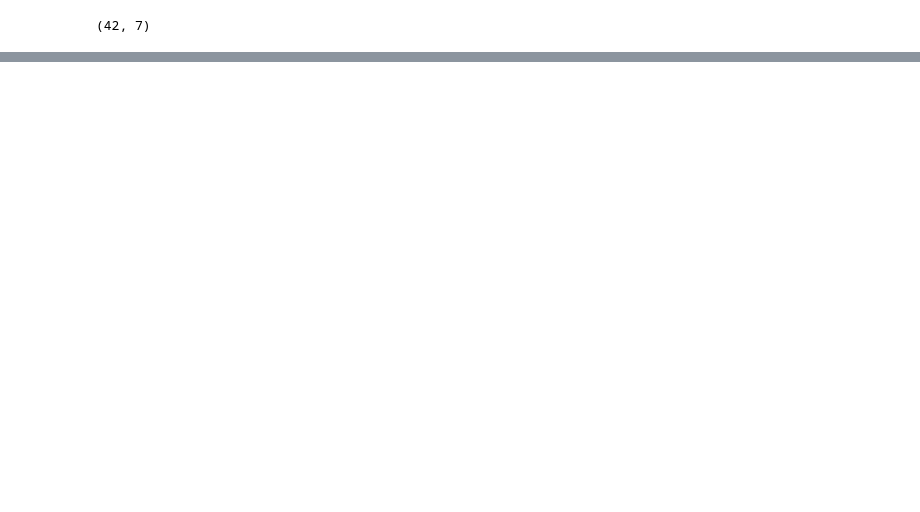
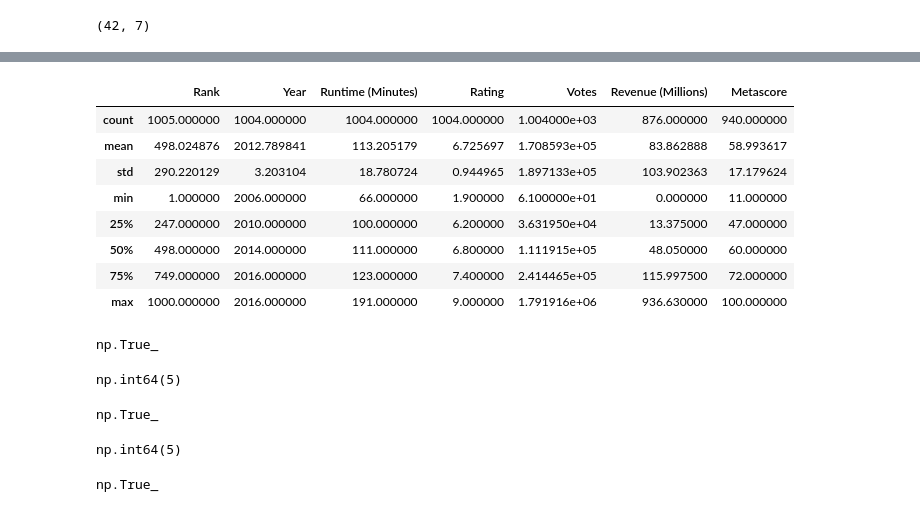
Before and after one commit to rajkonkret/PythonProjectSzkoleniePodstawyML, a Jupyter notebook: day3/pandas_zad1.ipynb, the cells around one changed output, grey strips where cells are left out. Saved outputs shown, nothing was run; the diff lists cells and outputs as text; code cells hidden in the pictures; blank space fills up the shorter version.

```diff
--- a/day3/pandas_zad1.ipynb
+++ b/day3/pandas_zad1.ipynb
@@ -259,0 +294,32 @@ df.shape
+# %%
+movies_df.describe()
+# %% [output]
+|  | Rank | Year | Runtime (Minutes) | Rating | Votes | Revenue (Millions) | Metascore |
+| count | 1005.000000 | 1004.000000 | 1004.000000 | 1004.000000 | 1.004000e+03 | 876.000000 | 940.000000 |
+| mean | 498.024876 | 2012.789841 | 113.205179 | 6.725697 | 1.708593e+05 | 83.862888 | 58.993617 |
+| std | 290.220129 | 3.203104 | 18.780724 | 0.944965 | 1.897133e+05 | 103.902363 | 17.179624 |
+| min | 1.000000 | 2006.000000 | 66.000000 | 1.900000 | 6.100000e+01 | 0.000000 | 11.000000 |
+| 25% | 247.000000 | 2010.000000 | 100.000000 | 6.200000 | 3.631950e+04 | 13.375000 | 47.000000 |
+| 50% | 498.000000 | 2014.000000 | 111.000000 | 6.800000 | 1.111915e+05 | 48.050000 | 60.000000 |
+| 75% | 749.000000 | 2016.000000 | 123.000000 | 7.400000 | 2.414465e+05 | 115.997500 | 72.000000 |
+| max | 1000.000000 | 2016.000000 | 191.000000 | 9.000000 | 1.791916e+06 | 936.630000 | 100.000000 |
+# %%
+movies_df.duplicated().any() # czy są jakiekolwiek duplikaty, cały wiersz
+# %% [output]
+np.True_
+# %%
+movies_df.duplicated().sum() # ile jest duplikatów
+# %% [output]
+np.int64(5)
+# %%
+movies_df["Rank"].duplicated().any()
+# %% [output]
+np.True_
+# %%
+movies_df["Rank"].duplicated().sum()
+# %% [output]
+np.int64(5)
+# %%
+movies_df.duplicated(subset=["Rank"]).any()
+# %% [output]
+np.True_
```
Also changed, not shown: parts of 9 cells of this notebook.
